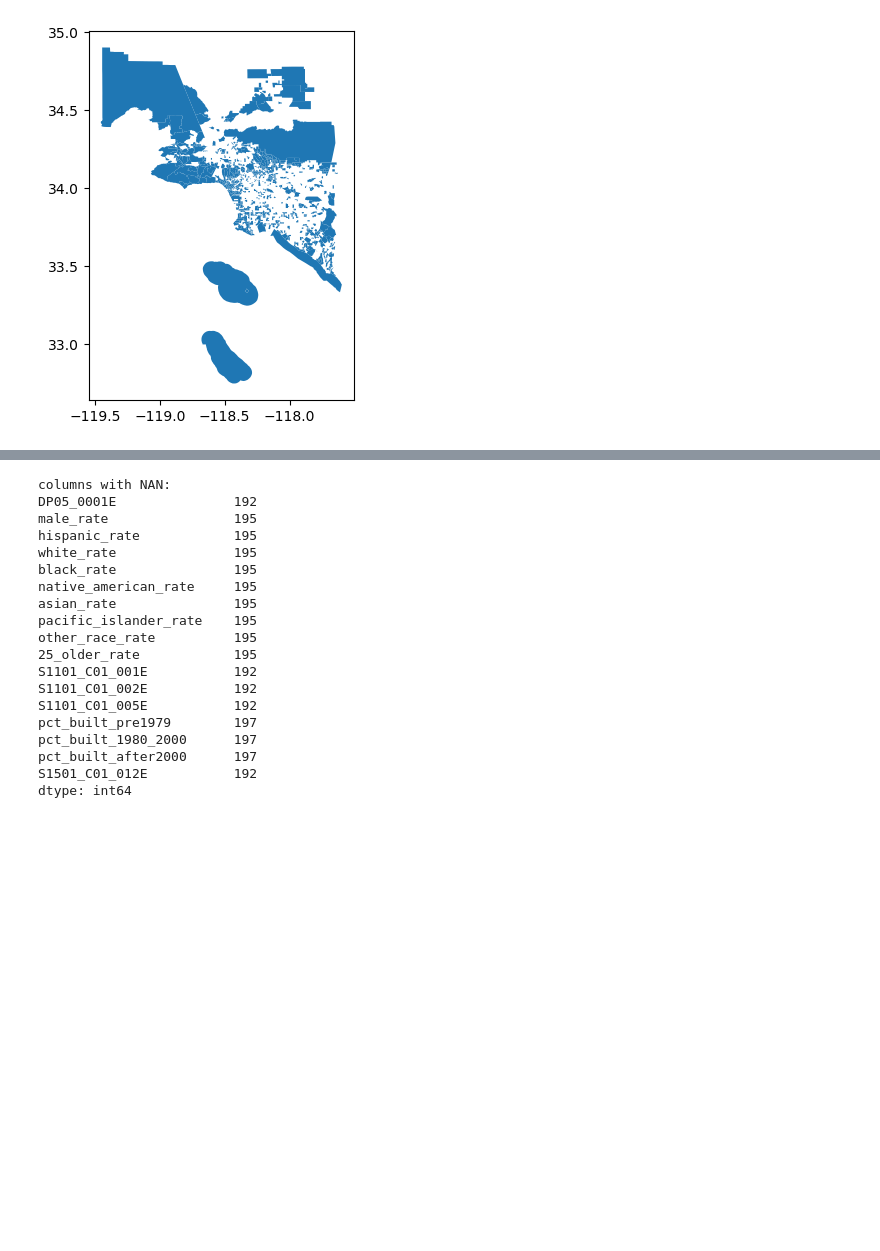
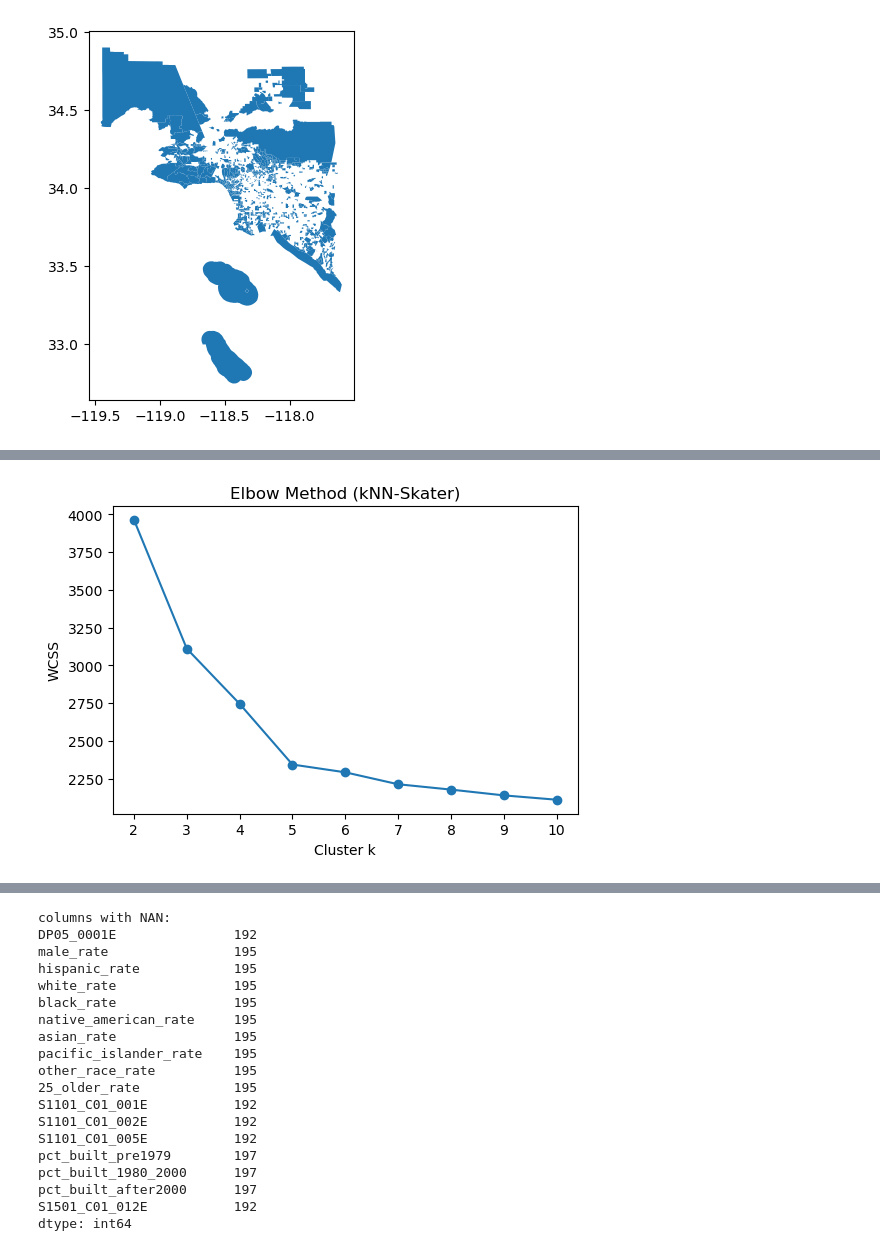
Before and after one commit to JunhongDuan/PurpleAir, a Jupyter notebook: Code/S5_where are Low cost sensors.ipynb, the cells around one changed output, grey strips where cells are left out. Cells and saved outputs as stored; diff of their text form; code cells hidden in the pictures; blank space fills up the shorter version.

Commit message:
Add files via upload
Add clustering analysis (cluster by sensor activities)

```diff
--- a/Code/S5_where are Low cost sensors.ipynb
+++ b/Code/S5_where are Low cost sensors.ipynb
@@ -336,5 +311,14 @@ feature_cols = [
 sensor_features = df_cluster_analysis[feature_cols]
 sensor_features.to_csv('../Data/Output/sensor_features.csv')
 # %%
+sensor_features = pd.read_csv('../Data/Output/sensor_features.csv')
+ca_tract = gpd.read_file("../Data/ACS/tl_2021_06_tract/tl_2021_06_tract.shp")
+# https://spatialreference.org/ref/epsg/?search=4326
+ca_tract = ca_tract.to_crs(epsg = 4326) # EPSG:4326: WGS 84
+ca_tract["GEOID"] = ca_tract["GEOID"].astype("Int64")
+print(ca_tract.head(2))
+print('Shape: ', ca_tract.shape)
+print("\nThe shapefile projection is: {}".format(ca_tract.crs))
+
 sensor_features_shp = sensor_features.merge(ca_tract, on = "GEOID", how = "left")
 sensor_features_shp = gpd.GeoDataFrame(sensor_features_shp, geometry = "geometry", crs = ca_tract.crs)
@@ -354,0 +356,83 @@ sensor_features_shp.plot()
+# %%
+gdf_proj = sensor_features_shp.to_crs(epsg = 4326)
+cluster_features = [
+    'max_active', 'min_active', 'days_with_activity',
+     'total_active', 'avg_daily_sensors'
+     ] # --------------------------------------------------- 23 columns
+X = gdf_proj[cluster_features].astype(float) # 24
+
+mask = X.notnull().all(axis=1)
+gdf_clean = gdf_proj[mask].copy()
+X_clean = X[mask]
+
+scaler = StandardScaler()
+X_std = scaler.fit_transform(X_clean)
+std_cols = [f"{c}_std" for c in cluster_features]
+df_std = pd.DataFrame(X_std, columns=std_cols, index=gdf_clean.index)
+
+gdf_std = gdf_clean.join(df_std)
+
+from libpysal.weights import KNN
+
+# W
+w = KNN.from_dataframe(gdf_std, k = 5)
+w.transform = 'r'
+
+def compute_wcss(gdf, attrs, w, k_range):
+    wcss = []
+    data_arr = gdf[attrs].values
+    for k in k_range:
+        model = Skater(
+            gdf,
+            w,
+            attrs,
+            n_clusters=k,
+            floor=0.05
+        )
+        model.solve()
+        labels = model.labels_
+        # 计算每簇的平方和
+        wss_k = 0
+        for i in range(k):
+            pts = data_arr[labels == i]
+            if pts.size:
+                cent = pts.mean(axis=0)
+                wss_k += ((pts - cent)**2).sum()
+        wcss.append(wss_k)
+    return wcss
+
+k_range = range(2, 11)
+wcss = compute_wcss(gdf_std, std_cols, w, k_range)
+plt.figure(figsize = (6,4))
+plt.plot(list(k_range), wcss, 'o-')
+plt.xlabel('Cluster k')
+plt.ylabel('WCSS')
+plt.title('Elbow Method (kNN‐Skater)')
+plt.show()
+
+n_clusters = 5
+model = Skater(
+    gdf_std,
+    w,
+    std_cols,
+    n_clusters = n_clusters,
+    floor = 0.05
+)
+model.solve()
+
+gdf_std['cluster'] = model.labels_
+
+fig, ax = plt.subplots(1, 1, figsize=(8, 6))
+gdf_std.plot(
+    column = 'cluster',
+    categorical = True,
+    legend = True,
+    linewidth = 0.2,
+    edgecolor = 'gray',
+    ax = ax
+)
+ax.set_axis_off()
+ax.set_title(f"Spatially Constrained Clusters (k={n_clusters})")
+plt.show()
+# %% [output]
+[figure, added]
```
Also changed, not shown: parts of 12 cells of this notebook.
